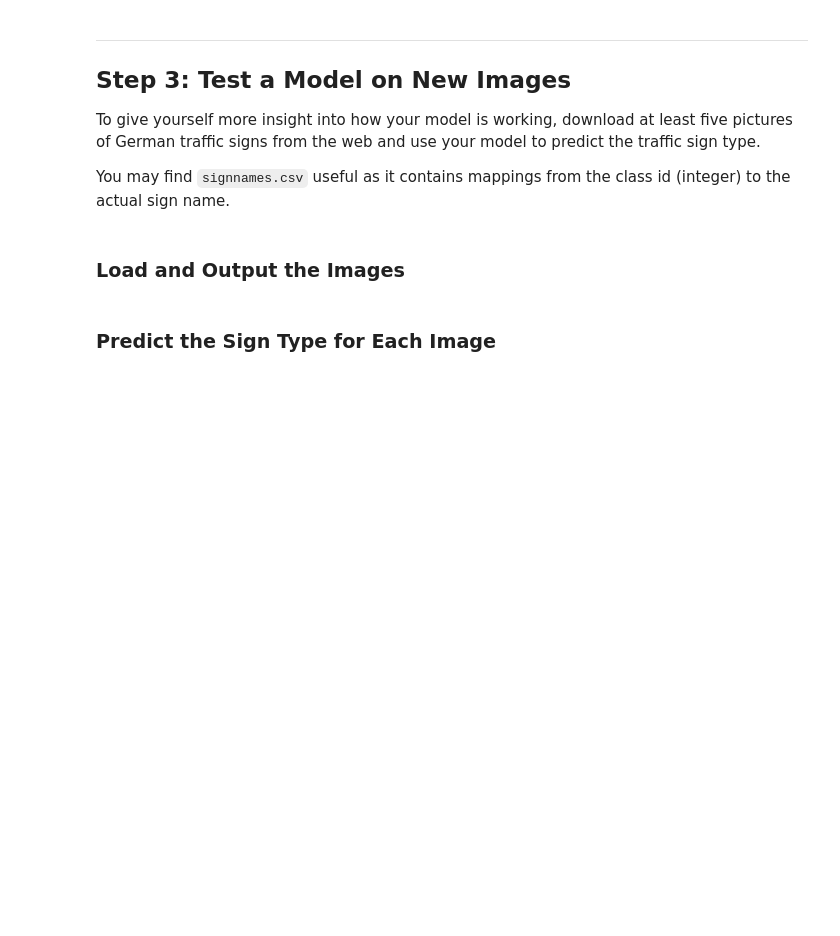
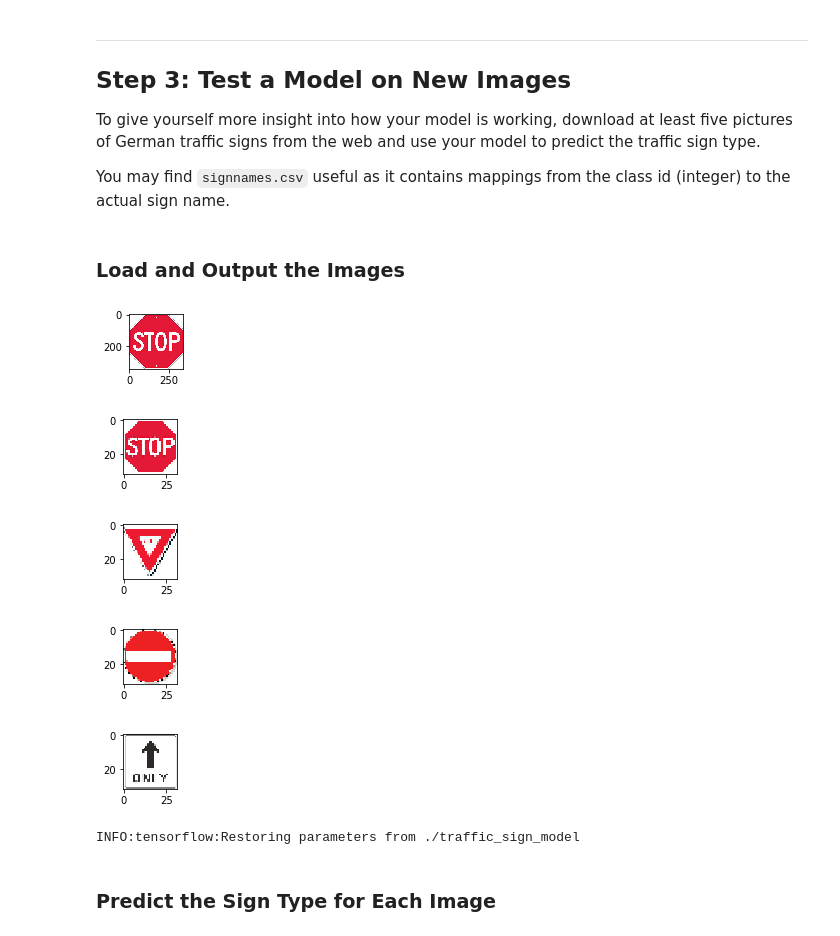
Before and after one commit to ppeiris/CarND-Traffic-Sign-Classifier-Project, a Jupyter notebook: Traffic_Sign_Classifier.ipynb, the cells around one changed output. Drawn from its saved outputs; the diff is of its cells as text; code cells hidden in the pictures; blank space fills up the shorter version.

```diff
--- a/Traffic_Sign_Classifier.ipynb
+++ b/Traffic_Sign_Classifier.ipynb
@@ -312,3 +345,43 @@ You may find `signnames.csv` useful as it contains mappings from the class id (i
+# %%
+### Load the images and plot them here.
+### Feel free to use as many code cells as needed.
+import matplotlib.image as mpimg
+import cv2
+base = "../CarND_Traffic_Sign_Classifier_Project_data/"
+
+images = ["1_14.jpg", "2_13.jpg", "3_17.jpg", "4_35.jpg", "5_23.jpg"]
+
+fig = plt.figure(figsize=(1, 1))
+ax = fig.add_subplot(111)
+zone_img = plt.imread(base + images[0])
+ax.imshow(zone_img)
+
+foundImageLabels = None
+foundImages = []
+foundImageLabels = []
+for i in range(0, len(images)-1):
+    fig = plt.figure(figsize=(1, 1))
+    ax = fig.add_subplot(111)
+    zone_img = plt.imread(base + images[i])
+    resized_image = cv2.resize(zone_img, (32, 32))
+    foundImages += [resized_image[:,:,0:3]]
+    foundImageLabels += [images[i].split('_')[1].split('.')[0]]
+    ax.imshow(resized_image)
+
+foundImages = np.array(foundImages)
+# print(foundImages)
+# print(foundImageLabels)
+# %% [output]
+[figure, added]
+[figure, added]
+[figure, added]
+[figure, added]
+[figure, added]
+# %%
+with tf.Session() as sess:
+    saver.restore(sess, tf.train.latest_checkpoint('.'))
+# %% [output]
+INFO:tensorflow:Restoring parameters from ./traffic_sign_model
 # %% [markdown]
 ### Predict the Sign Type for Each Image
 # %%
```
Also changed, not shown: parts of 10 cells of this notebook, 1 other file.
